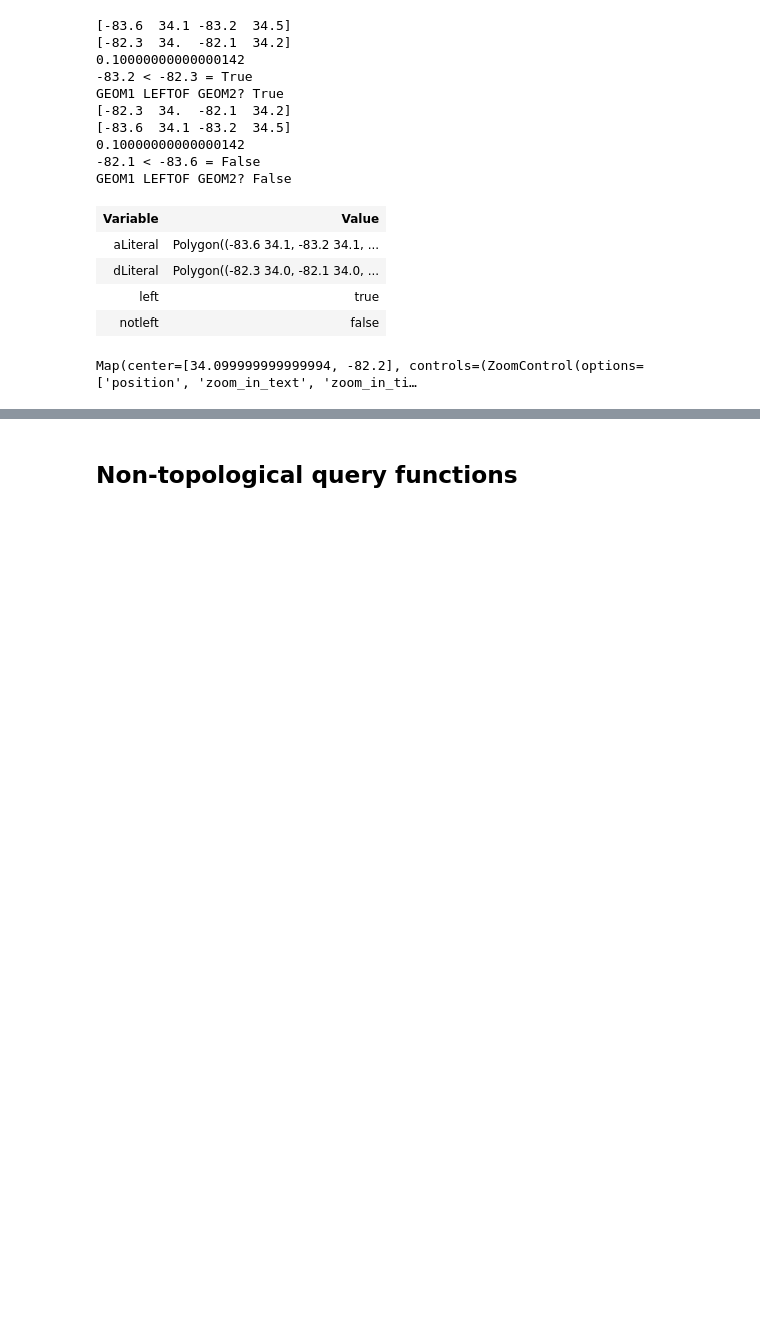
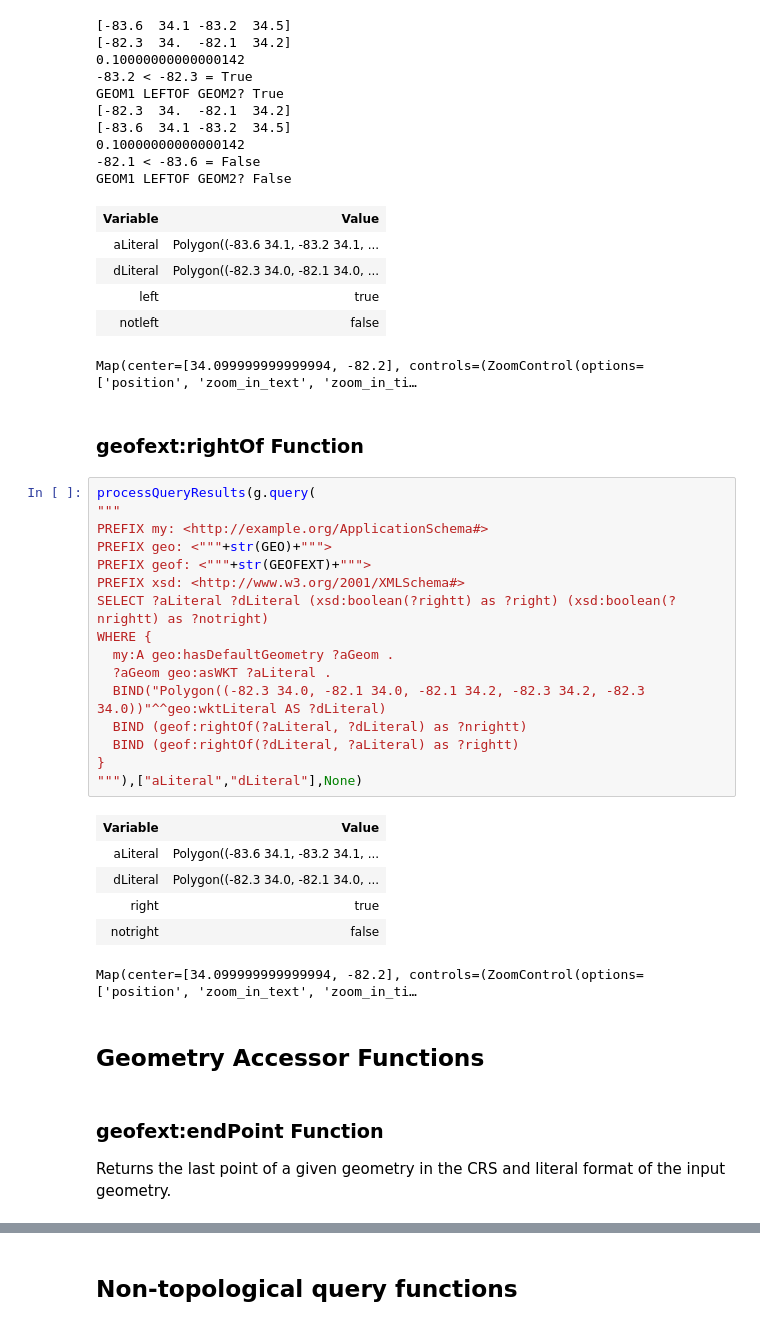
Before and after one commit to situx/rdflib-geosparql, a Jupyter notebook: GeoSPARQLExt.ipynb, the cells around one changed output, grey strips where cells are left out. Drawn from its saved outputs; the diff is of its cells as text; blank space fills up the shorter version.

```diff
--- a/GeoSPARQLExt.ipynb
+++ b/GeoSPARQLExt.ipynb
@@ -291,3 +360,34 @@ GEOM1 LEFTOF GEOM2? False
 | left | true |
 | notleft | false |
 Map(center=[34.099999999999994, -82.2], controls=(ZoomControl(options=['position', 'zoom_in_text', 'zoom_in_ti…
+# %% [markdown]
+### geofext:rightOf Function
+# %%
+processQueryResults(g.query(
+"""
+PREFIX my: <http://example.org/ApplicationSchema#>
+PREFIX geo: <"""+str(GEO)+""">
+PREFIX geof: <"""+str(GEOFEXT)+""">
+PREFIX xsd: <http://www.w3.org/2001/XMLSchema#>
+SELECT ?aLiteral ?dLiteral (xsd:boolean(?rightt) as ?right) (xsd:boolean(?nrightt) as ?notright)
+WHERE {
+  my:A geo:hasDefaultGeometry ?aGeom .
+  ?aGeom geo:asWKT ?aLiteral .
+  BIND("Polygon((-82.3 34.0, -82.1 34.0, -82.1 34.2, -82.3 34.2, -82.3 34.0))"^^geo:wktLiteral AS ?dLiteral)
+  BIND (geof:rightOf(?aLiteral, ?dLiteral) as ?nrightt)
+  BIND (geof:rightOf(?dLiteral, ?aLiteral) as ?rightt)
+}
+"""),["aLiteral","dLiteral"],None)
+# %% [output]
+| Variable | Value |
+| aLiteral | Polygon((-83.6 34.1, -83.2 34.1, ... |
+| dLiteral | Polygon((-82.3 34.0, -82.1 34.0, ... |
+| right | true |
+| notright | false |
+Map(center=[34.099999999999994, -82.2], controls=(ZoomControl(options=['position', 'zoom_in_text', 'zoom_in_ti…
+# %% [markdown]
+## Geometry Accessor Functions
+# %% [markdown]
+### geofext:endPoint Function
+
+Returns the last point of a given geometry in the CRS and literal format of the input geometry.
```
Also changed, not shown: parts of 85 cells of this notebook, 2 other files.
